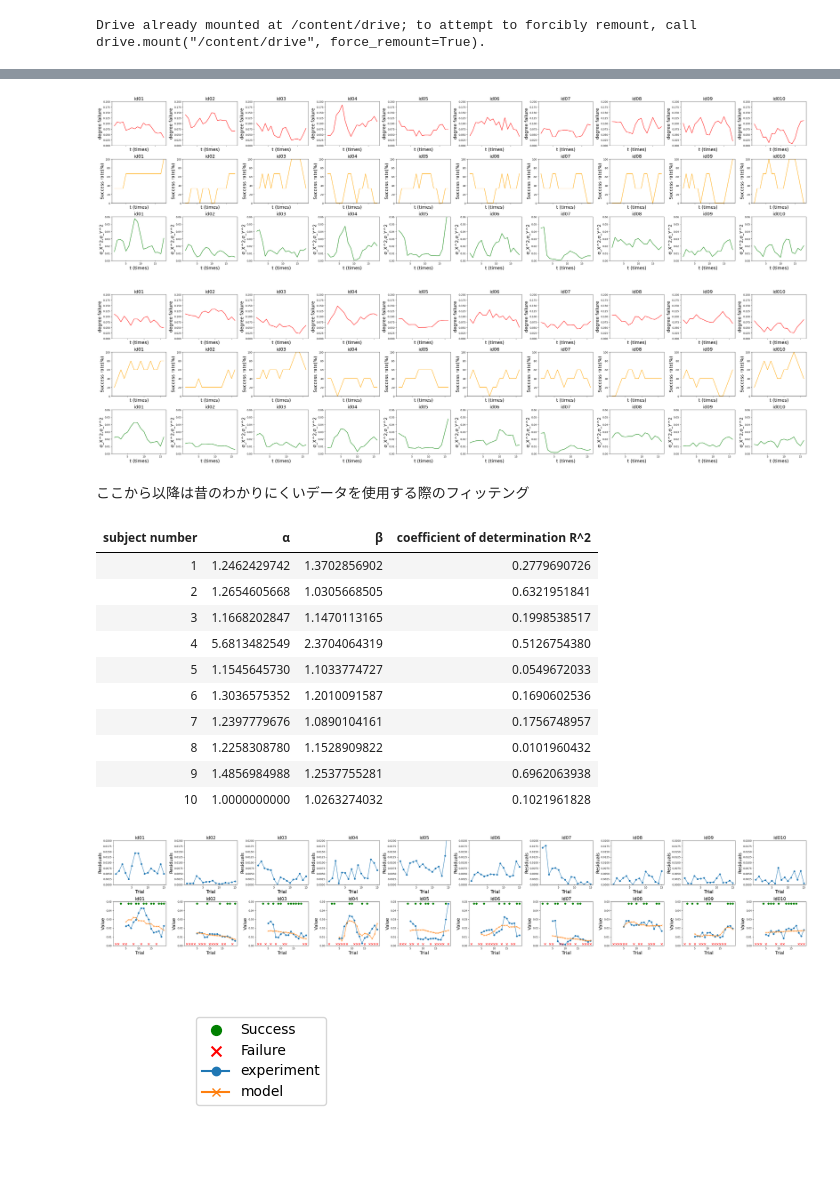
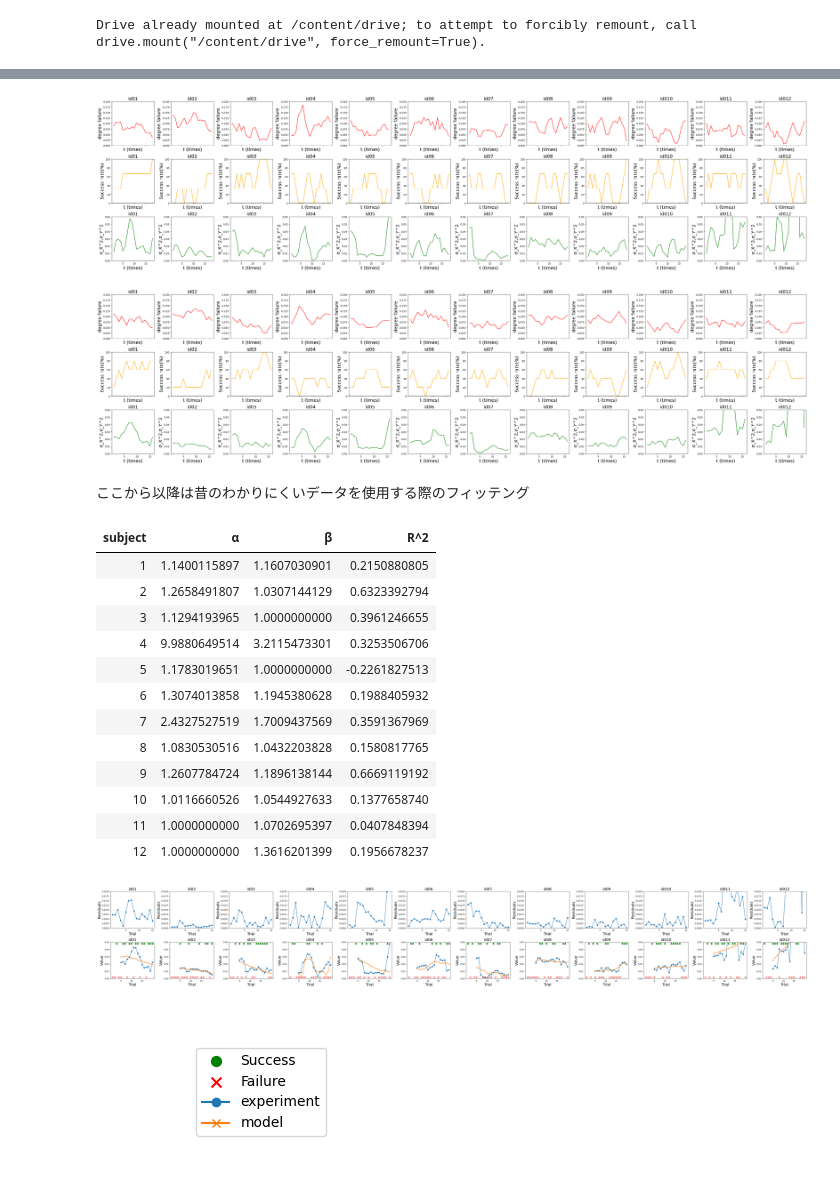
Before and after one commit to kotatakehara/Self-efficacy, a Jupyter notebook: Fact_data_process.ipynb, the cells around one changed output, grey strips where cells are left out. Drawn from its saved outputs; the diff is of its cells as text; code cells hidden in the pictures.

```diff
--- a/Fact_data_process.ipynb
+++ b/Fact_data_process.ipynb
@@ -279,6 +336,6 @@ inamura_data_show.show_result(A_x_L, A_p_L, A_dispersion_L, A_Abs_degree_failure
 # %%
 original_pattern = '/content/drive/MyDrive/kendama_202310_inamura/id01_self/*.csv'
-number_people = 10
+number_people = 12
 inamura_data_show = Kendama_show(original_pattern, number_people)
 division = 1
 width = 3
@@ -286,10 +343,10 @@ A_x_L, A_p_L, A_dispersion_L, A_Abs_degree_failure_L, A_srate_L = inamura_data_s
 column = 3
 inamura_data_show.show_result(A_x_L, A_p_L, A_dispersion_L, A_Abs_degree_failure_L, A_srate_L, column, division, width)
 # %% [output]
-[figure, old version]
+[figure, new version]
 # %%
 original_pattern = '/content/drive/MyDrive/kendama_202310_inamura/id01_self/*.csv'
-number_people = 10
+number_people = 12
 inamura_data_show = Kendama_show(original_pattern, number_people)
 division = 1
 width = 5
@@ -297,7 +354,7 @@ A_x_L, A_p_L, A_dispersion_L, A_Abs_degree_failure_L, A_srate_L = inamura_data_s
 column = 3
 inamura_data_show.show_result(A_x_L, A_p_L, A_dispersion_L, A_Abs_degree_failure_L, A_srate_L, column, division, width)
 # %% [output]
-[figure, old version]
+[figure, new version]
 # %% [markdown]
 ここから以降は昔のわかりにくいデータを使用する際のフィッテング
 # %%
@@ -363,9 +420,9 @@ class DataAnalysis:
             succ_check_list = np.array([1 if "fail" not in f else 0 for f in Kendama_file_path])
             succ_check_list_persons = np.append(succ_check_list_persons, [succ_check_list], axis=0)
             y_experiment = dispersion[j - 1]
-            sigma_0 = 0.014 # 初期の分散
+            sigma_0 =  y_experiment[0]  # 初期の分散
             # 初期推定値
-            initial_guess = [1.0, 1.0]  # α と β の初期推定値
+            initial_guess = [1.01, 1.01]  # α と β の初期推定値
             bounds = [(1.0, None)] #1以上の制約
             constraints = {'type': 'ineq', 'fun': self.constraint}
 
@@ -382,7 +439,7 @@ class DataAnalysis:
             r2 = r2_score(y_experiment, y_model_opt)
             r2_list = np.append(r2_list, r2)
 
-        data = {"subject number": range(1, len(alpha) + 1), "α": alpha, "β": beta, "coefficient of determination R^2": r2_list}
+        data = {"subject": range(1, len(alpha) + 1), "α": alpha, "β": beta, "R^2": r2_list}
         df = pd.DataFrame(data)
         pd.set_option('display.float_format', lambda x: f'{x:.10f}')
         return df, y_experiment_list, y_model_opt_list, residuals_check_list, succ_check_list_persons
@@ -397,8 +454,8 @@ class DataPlotting:
     # 残差とモデル・実験データのプロット
     def plot_results(self):
         n_rows = 2
-        n_cols = 10
-        fig, axes = plt.subplots(n_rows, n_cols, figsize=(40, n_rows * 3 + 1))
+        n_cols = 12
+        fig, axes = plt.subplots(n_rows, n_cols, figsize=(48, n_rows * 3 + 1))
 
         for i in range(n_cols):
             ax = axes[0, i]
@@ -425,46 +482,76 @@ class DataPlotting:
             ax.set_title(f"id0{i + 1}", fontsize=18)
             ax.set_xlabel('Trial', fontsize=18)
             ax.set_ylabel('Value', fontsize=18)
             ax.set_xticks(list(range(5, len(self.y_experiment_list[i]), 5)))
             ax.set_ylim(0, 0.05)
 
         plt.tight_layout()
-        # plt.savefig(f"data_fitting_model.pdf")
-        # files.download(f'data_fitting_model.pdf')
+        # plt.savefig(f"data_fitting_model_OneSection.pdf")
+        # files.download(f'data_fitting_model_OneSection.pdf')
         plt.show()
         # グラフを調整して表示
 
         # 凡例のみを別の図で描画して保存
         fig_legend, ax_legend = plt.subplots(figsize=(4, 2))  # 新しい Figure と Axes を作成
         handles, labels = ax.get_legend_handles_labels()  # 凡例のハンドルとラベルを取得
         ax_legend.legend(handles, labels, loc='center')  # 新しい Axes に凡例を追加
         ax_legend.axis('off')  # 軸を非表示にする
         # fig_legend.savefig(f'legend.pdf', bbox_inches='tight')  # 凡例を画像として保存
         # files.download(f'legend.pdf')
         plt.show()
 
+    def plot_excerpt(self, number):
+      success_check = np.array(self.succ_check_list_persons[number-1])
+      trials = np.arange(1, len(success_check) + 1)
+      plt.scatter(trials[success_check == 1], np.ones(np.sum(success_check == 1)) * 0.1 - 0.002,
+                  label='Success', marker='o', color='g', s=50, zorder=5)
+      plt.scatter(trials[success_check == 0], np.ones(np.sum(success_check == 0)) * 0 + 0.002,
+                  label='Failure', marker='x', color='r', s=50, zorder=5)
+
+      x_values = np.arange(5, len(self.y_experiment_list[number-1]) + 5)
+      plt.plot(x_values, self.y_experiment_list[number-1], label='experiment', marker='o', zorder=1)
+      plt.plot(x_values, self.y_model_opt_list[number-1], label='model', marker='x', zorder=2)
+
+      # グラフの基本設定
+      plt.title(f"id0{number}", fontsize=36)
+      plt.xlabel('Observation Point', fontsize=36)
+      plt.ylabel('$σ^{2}$', fontsize=36)
+      plt.xticks(list(range(5, len(self.y_experiment_list[number-1]), 5)))
+      plt.tick_params(axis='x', labelsize=18) # Set font size of tick labels
+      plt.ylim(0, 0.1)
+      plt.tick_params(axis='y', labelsize=18) # Set font size of tick labels
+
+      plt.tight_layout()
+      # plt.savefig(f"non_data_fitting_excerpt_{number}.pdf")
+      # files.download(f'non_data_fitting_excerpt_{number}.pdf')
+      plt.show()
+
+      return 0
+
 # 使用例
 original_pattern = '/content/drive/MyDrive/kendama_202310_inamura/id01_self/*.csv'
-number_people = 10
+number_people = 12
 data_analysis = DataAnalysis(original_pattern, number_people, A_dispersion_L)
 df, y_experiment_list, y_model_opt_list, residuals_check_list, succ_check_list_persons = data_analysis.parameters_guess()
 
 # データフレームをHTMLテーブルとして表示（インデックスを表示しない）
 display(HTML(df.to_html(index=False)))
 
 data_plotting = DataPlotting(residuals_check_list, y_experiment_list, y_model_opt_list, succ_check_list_persons)
 data_plotting.plot_results()
 # %% [output]
-| subject number | α | β | coefficient of determination R^2 |
-| 1 | 1.2462429742 | 1.3702856902 | 0.2779690726 |
-| 2 | 1.2654605668 | 1.0305668505 | 0.6321951841 |
-| 3 | 1.1668202847 | 1.1470113165 | 0.1998538517 |
-| 4 | 5.6813482549 | 2.3704064319 | 0.5126754380 |
-| 5 | 1.1545645730 | 1.1033774727 | 0.0549672033 |
-| 6 | 1.3036575352 | 1.2010091587 | 0.1690602536 |
-| 7 | 1.2397779676 | 1.0890104161 | 0.1756748957 |
-| 8 | 1.2258308780 | 1.1528909822 | 0.0101960432 |
-| 9 | 1.4856984988 | 1.2537755281 | 0.6962063938 |
-| 10 | 1.0000000000 | 1.0263274032 | 0.1021961828 |
+| subject | α | β | R^2 |
+| 1 | 1.1400115897 | 1.1607030901 | 0.2150880805 |
+| 2 | 1.2658491807 | 1.0307144129 | 0.6323392794 |
+| 3 | 1.1294193965 | 1.0000000000 | 0.3961246655 |
+| 4 | 9.9880649514 | 3.2115473301 | 0.3253506706 |
+| 5 | 1.1783019651 | 1.0000000000 | -0.2261827513 |
+| 6 | 1.3074013858 | 1.1945380628 | 0.1988405932 |
+| 7 | 2.4327527519 | 1.7009437569 | 0.3591367969 |
+| 8 | 1.0830530516 | 1.0432203828 | 0.1580817765 |
+| 9 | 1.2607784724 | 1.1896138144 | 0.6669119192 |
+| 10 | 1.0116660526 | 1.0544927633 | 0.1377658740 |
+| 11 | 1.0000000000 | 1.0702695397 | 0.0407848394 |
+| 12 | 1.0000000000 | 1.3616201399 | 0.1956678237 |
-[figure, old version]
+[figure, new version]
 [figure]
```
Also changed, not shown: parts of 8 cells of this notebook.
